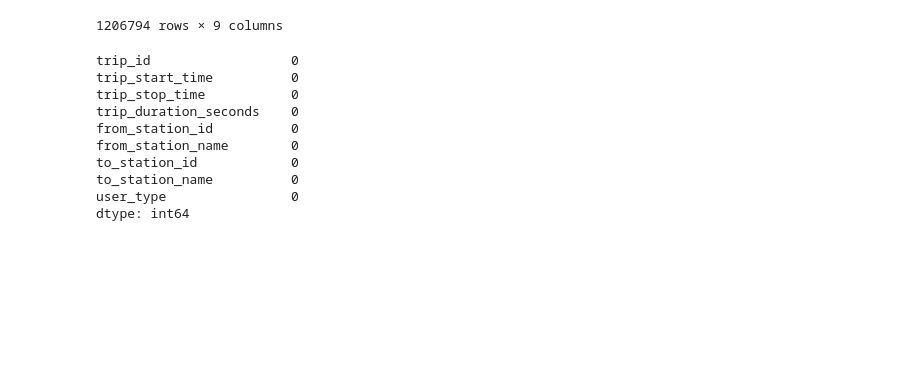
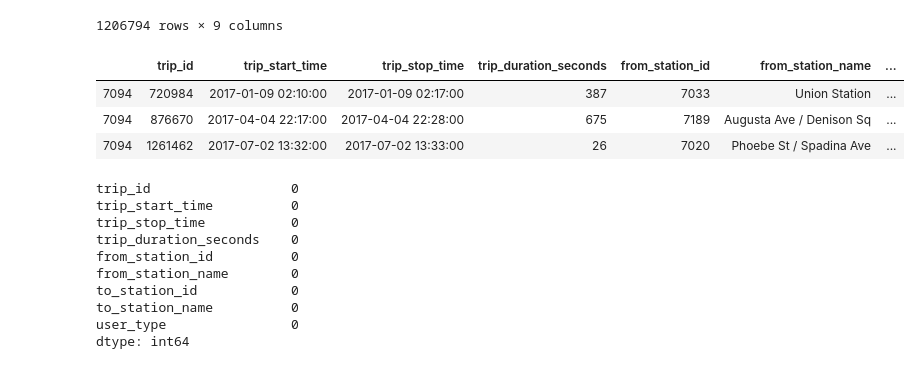
Before and after one commit to hannahcjy/Project2, a Jupyter notebook: data_cleaning.ipynb, the cells around one changed output. Saved outputs shown, nothing was run; the diff lists cells and outputs as text; code cells hidden in the pictures; blank space fills up the shorter version.

```diff
--- a/data_cleaning.ipynb
+++ b/data_cleaning.ipynb
@@ -76,8 +76,8 @@ stations
 # %% [markdown]
 # Import and clean the quarterly bikeshare files
 # %%
-quarter_one_file_path = "../Project 2/2017 Data/Bikeshare Ridership (2017 Q1).csv"
-quarter_one = pd.read_csv(q1_file_path)
+quarter_one_file_path = "../Project2/2017 Data/Bikeshare Ridership (2017 Q1).csv"
+quarter_one = pd.read_csv(quarter_one_file_path)
 quarter_one.head()
 # %% [output]
 |  | trip_id | trip_start_time | trip_stop_time | trip_duration_seconds | from_station_id | from_station_name | ... |
@@ -87,8 +87,8 @@ quarter_one.head()
 | 3 | 712385 | 1/1/2017 0:07 | 1/1/2017 0:21 | 826 | 7077 | College Park South | ... |
 | 4 | 712386 | 1/1/2017 0:08 | 1/1/2017 0:12 | 279 | 7079 | McGill St / Church St | ... |
 # %%
-quarter_two_file_path = "../Project 2/2017 Data/Bikeshare Ridership (2017 Q2).csv"
-quarter_two = pd.read_csv(q2_file_path)
+quarter_two_file_path = "../Project2/2017 Data/Bikeshare Ridership (2017 Q2).csv"
+quarter_two = pd.read_csv(quarter_two_file_path)
 quarter_two.head()
 # %% [output]
 |  | trip_id | trip_start_time | trip_stop_time | trip_duration_seconds | from_station_id | from_station_name | ... |
@@ -114,8 +114,8 @@ first_half_year.head()
 | 3 | 712385 | 2017-01-01 00:07:00 | 2017-01-01 00:21:00 | 826 | 7077 | College Park South | ... |
 | 4 | 712386 | 2017-01-01 00:08:00 | 2017-01-01 00:12:00 | 279 | 7079 | McGill St / Church St | ... |
 # %%
-quarter_three_file_path = "../Project 2/2017 Data/Bikeshare Ridership (2017 Q3).csv"
-quarter_three = pd.read_csv(q3_file_path)
+quarter_three_file_path = "../Project2/2017 Data/Bikeshare Ridership (2017 Q3).csv"
+quarter_three = pd.read_csv(quarter_three_file_path)
 
 #Change trip_start_time and trip_stop_time to datetime
 quarter_three['trip_start_time'] = pd.to_datetime(quarter_three['trip_start_time'],format = '%m/%d/%Y %H:%M')
@@ -213,6 +213,13 @@ bike_share_2017
 | 1026890 | 2383645 | 2017-12-31 23:49:08 | 2017-12-31 23:49:34 | 26 | 7020 | Phoebe St / Spadina Ave | ... |
 | 1026891 | 2383646 | 2017-12-31 23:49:41 | 2017-12-31 23:57:41 | 480 | 7020 | Phoebe St / Spadina Ave | ... |
 1206794 rows × 9 columns
+# %%
+bike_share_2017.loc[7094]   # equivalent to df.iloc[1:, 1]
+# %% [output]
+|  | trip_id | trip_start_time | trip_stop_time | trip_duration_seconds | from_station_id | from_station_name | ... |
+| 7094 | 720984 | 2017-01-09 02:10:00 | 2017-01-09 02:17:00 | 387 | 7033 | Union Station | ... |
+| 7094 | 876670 | 2017-04-04 22:17:00 | 2017-04-04 22:28:00 | 675 | 7189 | Augusta Ave / Denison Sq | ... |
+| 7094 | 1261462 | 2017-07-02 13:32:00 | 2017-07-02 13:33:00 | 26 | 7020 | Phoebe St / Spadina Ave | ... |
 # %%
 bike_share_2017.isnull().sum()
 # %% [output]
```
Also changed, not shown: parts of 6 cells of this notebook.
